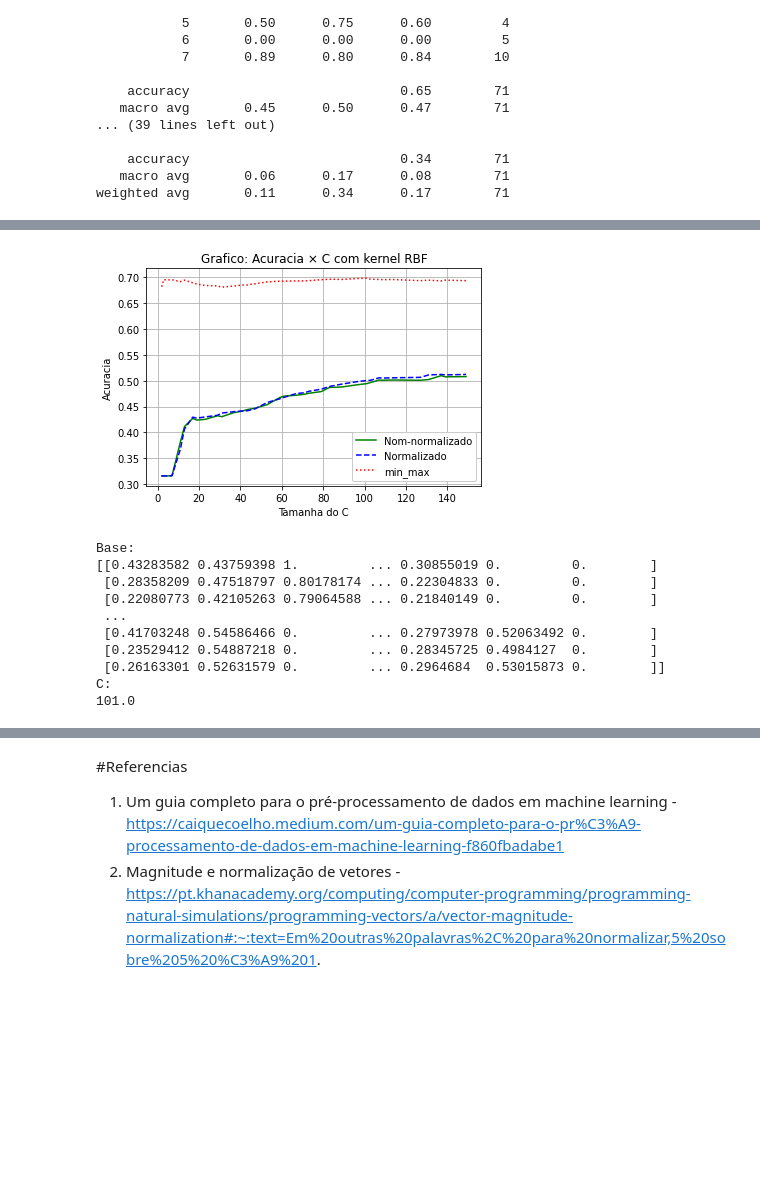
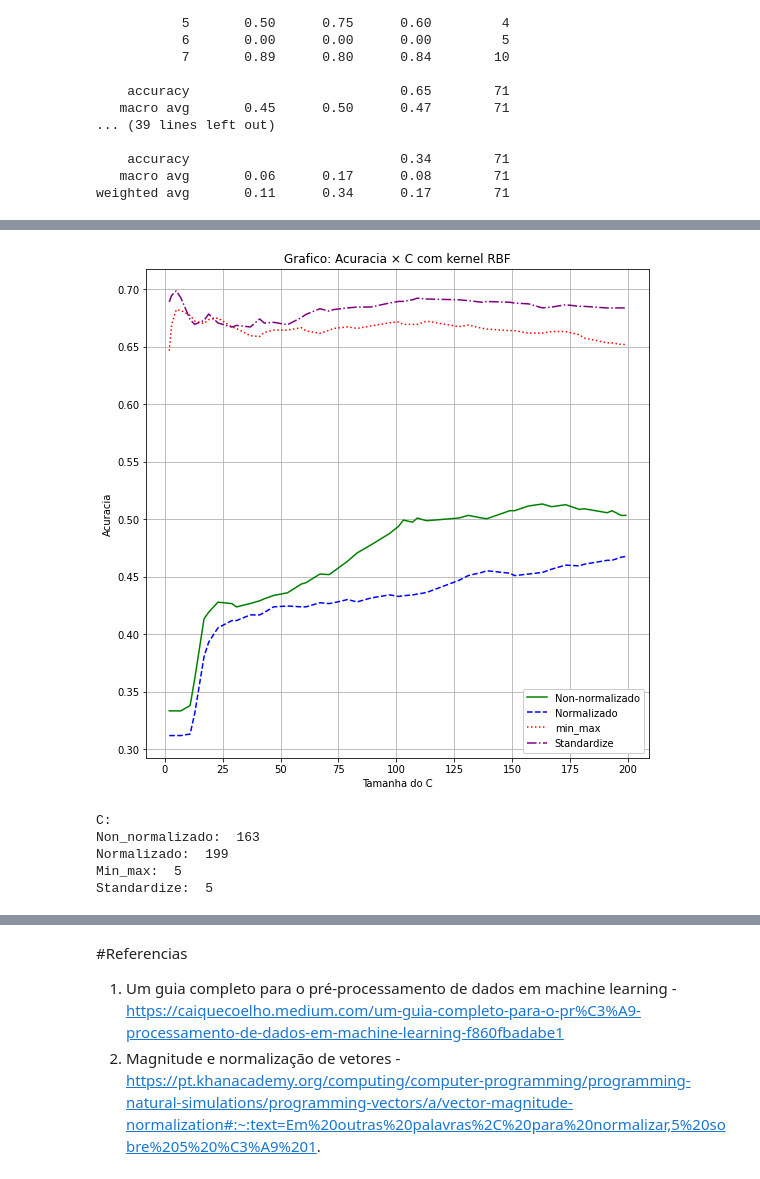
Before and after one commit to HeriklesVinicyus/Missao-05-SVM, a Jupyter notebook: Missao_05_svm.ipynb, the cells around one changed output, grey strips where cells are left out. Drawn from its saved outputs; the diff is of its cells as text; code cells hidden in the pictures; blank space fills up the shorter version.

```diff
--- a/Missao_05_svm.ipynb
+++ b/Missao_05_svm.ipynb
@@ -285,8 +469,9 @@ def valida_paremetros(C:list, X_,y_,metrica='accuracy',kernel_='rbf', degree_=3,
         clf = svm.SVC(C=C,kernel=kernel_,degree=x)
         return [x, K_fold(clf,X_,y_,axis_,metrica)]
 # %%
-#
-C = [2, 3, 5, 7, 11, 13, 17, 19, 23, 29, 31, 37, 41, 43, 47, 53, 59, 61, 67, 71, 73, 79, 83, 89, 97, 101, 103, 107, 109, 113, 127, 131,137, 139, 149]
-acuracias = valida_paremetros(C,X,y)
+# Para esse trabalho parte vamos usar as base de treimento(onde seré dividido no k-fold) e test
+C = [2, 3, 5, 7, 11, 13, 17, 19, 23, 29, 31, 37, 41, 43, 47, 53, 59, 61, 67, 71, 73, 79, 83, 89, 97, 101, 103, 107, 109, 113, 127, 131,137, 139, 149, 151, 157, 163, 167, 173, 179, 181, 191, 193, 197, 199]
+#Treimando non-preprocessing
+acuracias = pd.DataFrame(valida_paremetros(C,X_train,y_train,axis_=1), columns=['C', 'Acuracias'])
 print(acuracias)
 # %% [output]
@@ -310,4 +495,4 @@ print(acuracias)
 # %%
-acuracias_mm = valida_paremetros(C,X_min_max,y)
+acuracias_mm = pd.DataFrame(valida_paremetros(C,X_min_max_train.values,y_min_max_train,axis_=1), columns=['C', 'Acuracias'])
 print(acuracias_mm)
 # %% [output]
@@ -331,4 +516,4 @@ print(acuracias_mm)
 # %%
-acuracias_norm = valida_paremetros(C,X_norm,y)
+acuracias_norm = pd.DataFrame(valida_paremetros(C,X_norm_train.values,y_norm_train,axis_=1), columns=['C', 'Acuracias'])
 print(acuracias_norm)
 # %% [output]
@@ -351,0 +537,3 @@ print(acuracias_norm)
+# %%
+acuracias_stand = pd.DataFrame(valida_paremetros(C,X_stand_train.values,y_stand_train,axis_=1), columns=['C', 'Acuracias'])
+print(acuracias_stand)
@@ -352,46 +558,35 @@ print(acuracias_norm)
 # %%
 #Plot
-plt.plot(acuracias[:,0], acuracias[:,1], color='g', label='Nom-normalizado')
-plt.plot(acuracias_norm[:,0], acuracias_norm[:,1], color='b' , linestyle='--', label='Normalizado')
-plt.plot(acuracias_mm[:,0], acuracias_mm[:,1], color='r',linestyle=':', label='min_max')
+plt.plot(acuracias.iloc[:,0].values, [x.mean() for x in acuracias.iloc[:,1].to_numpy()], color='g', label='Non-normalizado')
+plt.plot(acuracias_norm.iloc[:,0].values, [x.mean() for x in acuracias_norm.iloc[:,1].to_numpy()], color='b' , linestyle='--', label='Normalizado')
+plt.plot(acuracias_mm.iloc[:,0].values, [x.mean() for x in acuracias_mm.iloc[:,1].to_numpy()], color='r',linestyle=':', label='min_max')
+
+plt.plot(acuracias_stand.iloc[:,0].values, [x.mean() for x in acuracias_stand.iloc[:,1].to_numpy()], color='purple',linestyle='-.', label='Standardize')
 plt.ylabel('Acuracia')
 plt.xlabel('Tamanha do C')
 plt.title('Grafico: Acuracia × C com kernel RBF')
 plt.grid(True)
 plt.legend(framealpha=1, frameon=True)
 plt.show()
 # %% [output]
-[figure, old version]
+[figure, new version]
-# %%
-#Baseado nos resultado anteriores
-C_max_non_norm = acuracias[np.where(acuracias == acuracias[:,1].max(axis=0))[0]][0]
-C_max_min_max= acuracias_mm[np.where(acuracias_mm == acuracias_mm[:,1].max(axis=0))[0]][0]
-C_max_norm= acuracias_norm[np.where(acuracias_norm == acuracias_norm[:,1].max(axis=0))[0]][0]
-
-#Escolha da Base e do C
-Cs = [C_max_non_norm,C_max_min_max,C_max_norm]
-
-C = 0
-for e,i in enumerate(Cs):
-    if Cs[e][1] > Cs[C][1]:
-        C = e
-
-base_max = [X,X_min_max,X_norm][C]
-C = Cs[C][0]
-print('Base:')
-print(base_max)
-print('C:')
-print(C)
-# %% [output]
-Base:
-[[0.43283582 0.43759398 1.         ... 0.30855019 0.         0.        ]
- [0.28358209 0.47518797 0.80178174 ... 0.22304833 0.         0.        ]
- [0.22080773 0.42105263 0.79064588 ... 0.21840149 0.         0.        ]
- ...
- [0.41703248 0.54586466 0.         ... 0.27973978 0.52063492 0.        ]
- [0.23529412 0.54887218 0.         ... 0.28345725 0.4984127  0.        ]
- [0.26163301 0.52631579 0.         ... 0.2964684  0.53015873 0.        ]]
-C:
-101.0
+# %%
+#Baseado nos resultado anteriores
+C_max_non_norm = acuracias.iloc[np.argmax(np.array([x.mean() for x in acuracias.iloc[:,1].to_numpy()])),0]
+C_max_min_max = acuracias_mm.iloc[np.argmax(np.array([x.mean() for x in acuracias_mm.iloc[:,1].to_numpy()])),0]
+C_max_norm= acuracias_norm.iloc[np.argmax(np.array([x.mean() for x in acuracias_norm.iloc[:,1].to_numpy()])),0]
+C_max_stand= acuracias_stand.iloc[np.argmax(np.array([x.mean() for x in acuracias_stand.iloc[:,1].to_numpy()])),0]
+
+print('C:')
+print('Non_normalizado: ',C_max_non_norm)
+print('Normalizado: ',C_max_norm)
+print('Min_max: ',C_max_min_max)
+print('Standardize: ',C_max_stand)
+# %% [output]
+C:
+Non_normalizado:  163
+Normalizado:  199
+Min_max:  5
+Standardize:  5
 # %%
 # Com base 101 não dá para usar grau maior que 71 rapidamente
```
Also changed, not shown: parts of 53 cells of this notebook.
